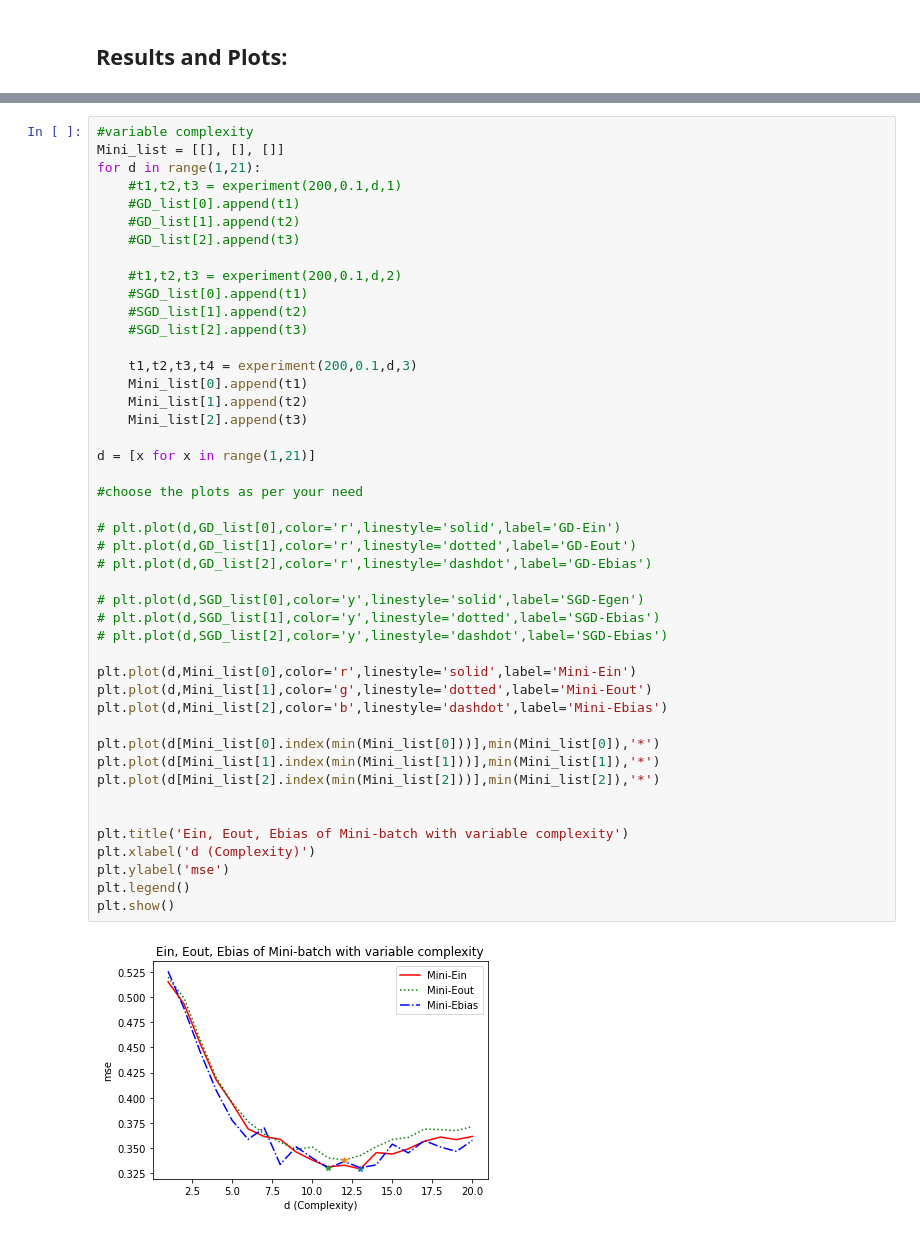
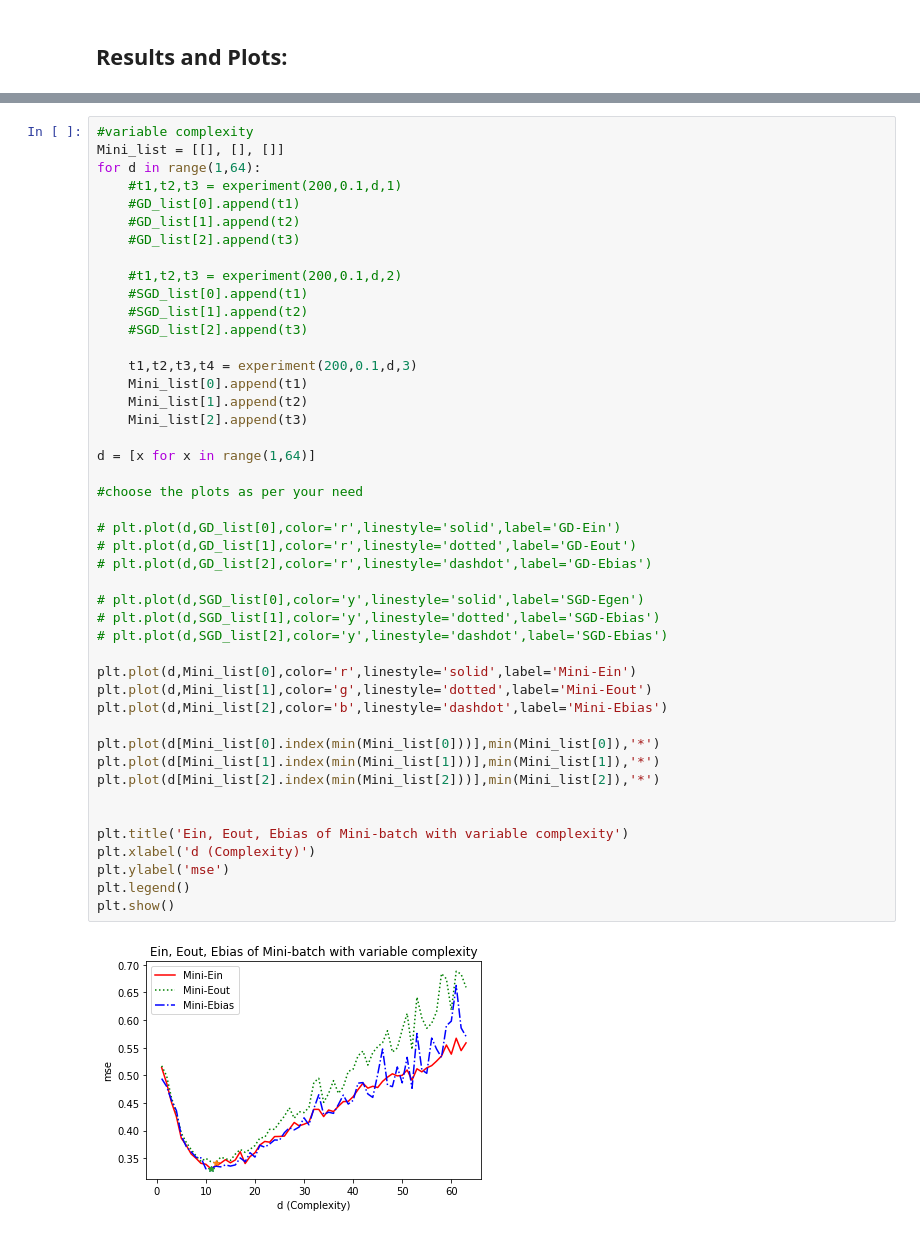
Before and after one commit to Jayshil-Patel/DLRL, a Jupyter notebook: new_noregd.ipynb, the cells around one changed output, grey strips where cells are left out. Cells and saved outputs as stored; diff of their text form.

```diff
--- a/new_noregd.ipynb
+++ b/new_noregd.ipynb
@@ -273,7 +273,7 @@ plt.show()
 # %%
 #variable complexity
 Mini_list = [[], [], []]
-for d in range(1,21):
+for d in range(1,64):
     #t1,t2,t3 = experiment(200,0.1,d,1)
     #GD_list[0].append(t1)
     #GD_list[1].append(t2)
@@ -288,32 +288,32 @@ for d in range(1,21):
     Mini_list[0].append(t1)
     Mini_list[1].append(t2)
     Mini_list[2].append(t3)
 
-d = [x for x in range(1,21)]
+d = [x for x in range(1,64)]
 
 #choose the plots as per your need
 
 # plt.plot(d,GD_list[0],color='r',linestyle='solid',label='GD-Ein')
 # plt.plot(d,GD_list[1],color='r',linestyle='dotted',label='GD-Eout')
 # plt.plot(d,GD_list[2],color='r',linestyle='dashdot',label='GD-Ebias')
 
 # plt.plot(d,SGD_list[0],color='y',linestyle='solid',label='SGD-Egen')
 # plt.plot(d,SGD_list[1],color='y',linestyle='dotted',label='SGD-Ebias')
 # plt.plot(d,SGD_list[2],color='y',linestyle='dashdot',label='SGD-Ebias')
 
 plt.plot(d,Mini_list[0],color='r',linestyle='solid',label='Mini-Ein')
 plt.plot(d,Mini_list[1],color='g',linestyle='dotted',label='Mini-Eout')
 plt.plot(d,Mini_list[2],color='b',linestyle='dashdot',label='Mini-Ebias')
 
 plt.plot(d[Mini_list[0].index(min(Mini_list[0]))],min(Mini_list[0]),'*')
 plt.plot(d[Mini_list[1].index(min(Mini_list[1]))],min(Mini_list[1]),'*')
 plt.plot(d[Mini_list[2].index(min(Mini_list[2]))],min(Mini_list[2]),'*')
 
 
 plt.title('Ein, Eout, Ebias of Mini-batch with variable complexity')
 plt.xlabel('d (Complexity)')
 plt.ylabel('mse')
 plt.legend()
 plt.show()
 # %% [output]
-[figure, old version]
+[figure, new version]
```
Also changed, not shown: parts of 5 cells of this notebook, 3 other files.
